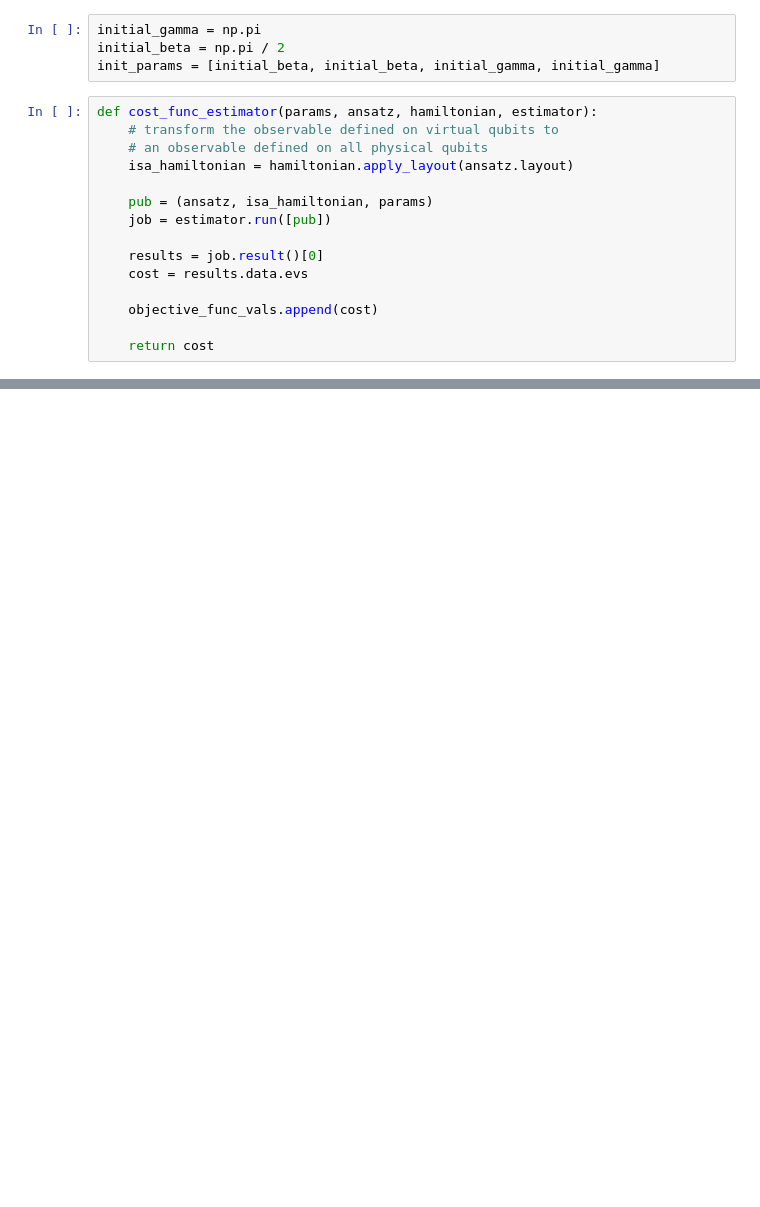
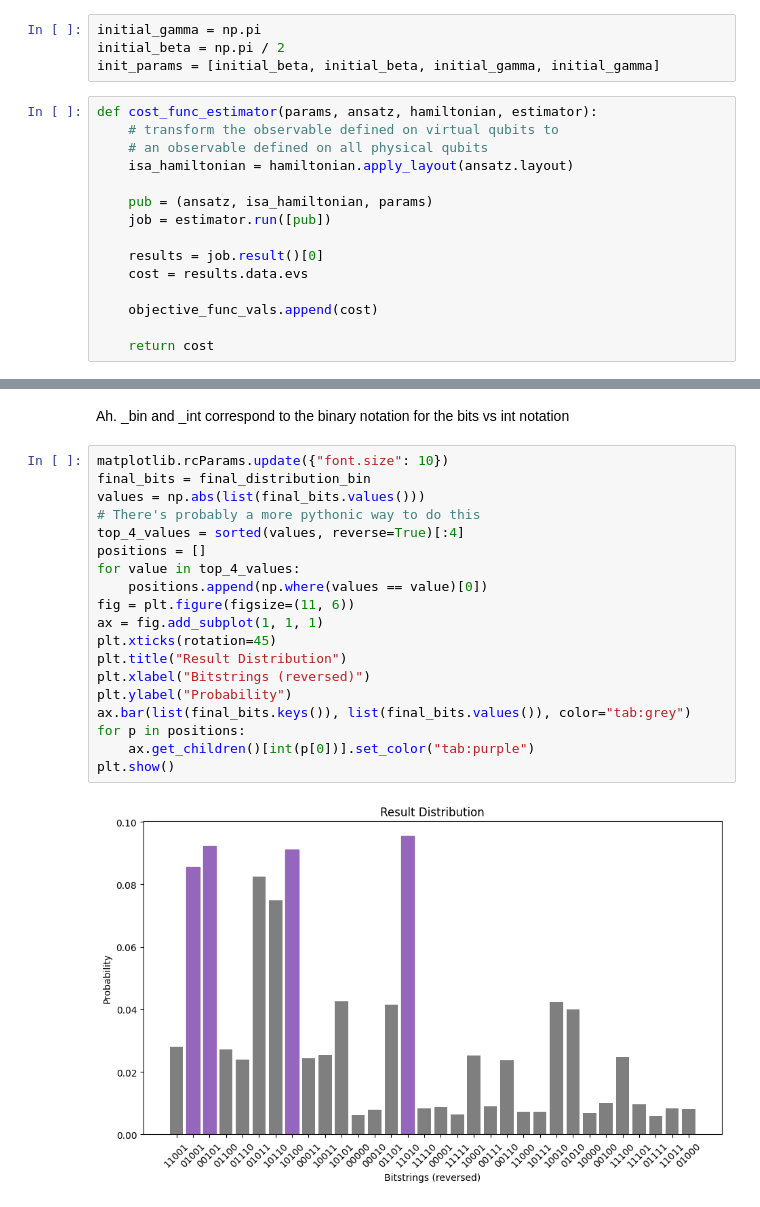
Before and after one commit to jpmorgen/qiskit, a Jupyter notebook: QAOA.ipynb, the cells around one changed output, grey strips where cells are left out. Drawn from its saved outputs; the diff is of its cells as text; blank space fills up the shorter version.

```diff
--- a/QAOA.ipynb
+++ b/QAOA.ipynb
@@ -147,0 +287,23 @@ RequestsApiError: '400 Client Error: Bad Request for url: https://quantum.cloud.
+# %% [markdown]
+Ah.  _bin and _int correspond to the binary notation for the bits vs int notation
+# %%
+matplotlib.rcParams.update({"font.size": 10})
+final_bits = final_distribution_bin
+values = np.abs(list(final_bits.values()))
+# There's probably a more pythonic way to do this
+top_4_values = sorted(values, reverse=True)[:4]
+positions = []
+for value in top_4_values:
+    positions.append(np.where(values == value)[0])
+fig = plt.figure(figsize=(11, 6))
+ax = fig.add_subplot(1, 1, 1)
+plt.xticks(rotation=45)
+plt.title("Result Distribution")
+plt.xlabel("Bitstrings (reversed)")
+plt.ylabel("Probability")
+ax.bar(list(final_bits.keys()), list(final_bits.values()), color="tab:grey")
+for p in positions:
+    ax.get_children()[int(p[0])].set_color("tab:purple")
+plt.show()
+# %% [output]
+[figure, added]
```
Also changed, not shown: parts of 23 cells of this notebook, 1 other file.
